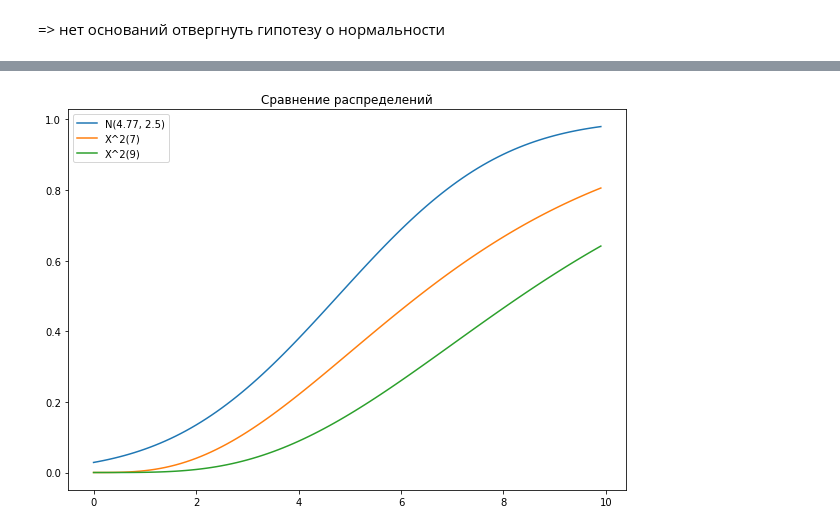
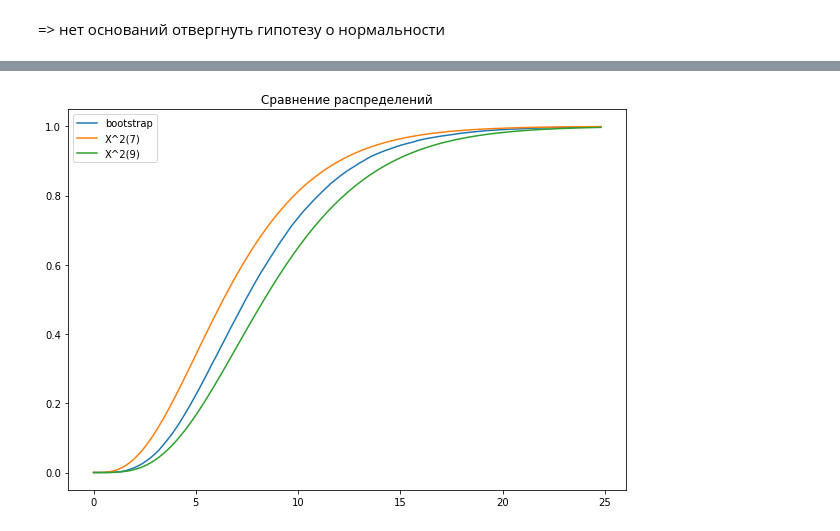
Before and after one commit to varlamova-kd/math.stat_varlamova.kd, a Jupyter notebook: task9.ipynb, the cells around one changed output, grey strips where cells are left out. Cells and saved outputs as stored; diff of their text form; code cells hidden in the pictures.

```diff
--- a/task9.ipynb
+++ b/task9.ipynb
@@ -194,3 +194,21 @@ delta_est
 p-value = P(Δ >= Δ_est|H0) ≈ 0.15
 # %% [markdown]
 => нет оснований отвергнуть гипотезу о нормальности
+# %%
+delta_boot = np.zeros(50000)
+for i in range(50000):
+    y = np.random.normal(teta1_est, teta2_est, N).astype(int)
+    counts = np.zeros(10)
+    for m in range(N):
+        for j in range(10):
+            if y[m] == j:
+                counts[j] += 1
+
+    teta1_boot = np.sum(y)/N
+    teta2_boot = (np.sum(np.square(teta1_boot - y))/N)**0.5
+
+    p[0] = 0.5*(1 + math.erf((0+0.5-teta1_boot)/(teta2_boot*2**0.5))) - 0.5*(1 + math.erf((float('-inf')-teta1_boot)/(teta2_boot*2**0.5)))
+    p[9] = 0.5*(1 + math.erf((float('inf')-teta1_boot)/(teta2_boot*2**0.5))) - 0.5*(1 + math.erf((9-0.5-teta1_boot)/(teta2_boot*2**0.5)))
+    for k in range(1,9):
+        p[k] = 0.5*(1 + math.erf((k+0.5-teta1_boot)/(teta2_boot*2**0.5))) - 0.5*(1 + math.erf((k-0.5-teta1_boot)/(teta2_boot*2**0.5)))
+    delta_boot[i] = np.sum(np.square(counts - N*p)/(N*p))
@@ -196,0 +222,5 @@ p-value = P(Δ >= Δ_est|H0) ≈ 0.15
+# %%
+boot = np.array([])
+for i in np.arange(0,25,0.2):
+    boot =  np.append(boot, sum(delta_boot < i)/50000)
+boot
@@ -197,11 +245,11 @@ p-value = P(Δ >= Δ_est|H0) ≈ 0.15
 # %%
-ax = np.arange(0,10,0.1)
+ax = np.arange(0,25,0.2)
 plt.figure(figsize=(10,7))
-plt.plot(ax, norm(teta1_est, teta2_est).cdf(ax), label="N(4.77, 2.5)")
+plt.plot(ax, boot, label="bootstrap")
 plt.plot(ax, chi2.cdf(ax, df = 7), label = 'X^2(7)')
 plt.plot(ax, chi2.cdf(ax, df = 9), label = 'X^2(9)')
 plt.title("Сравнение распределений")
 plt.legend()
 plt.show()
 # %% [output]
-[figure, old version]
+[figure, new version]
```
Also changed, not shown: parts of 4 cells of this notebook.
